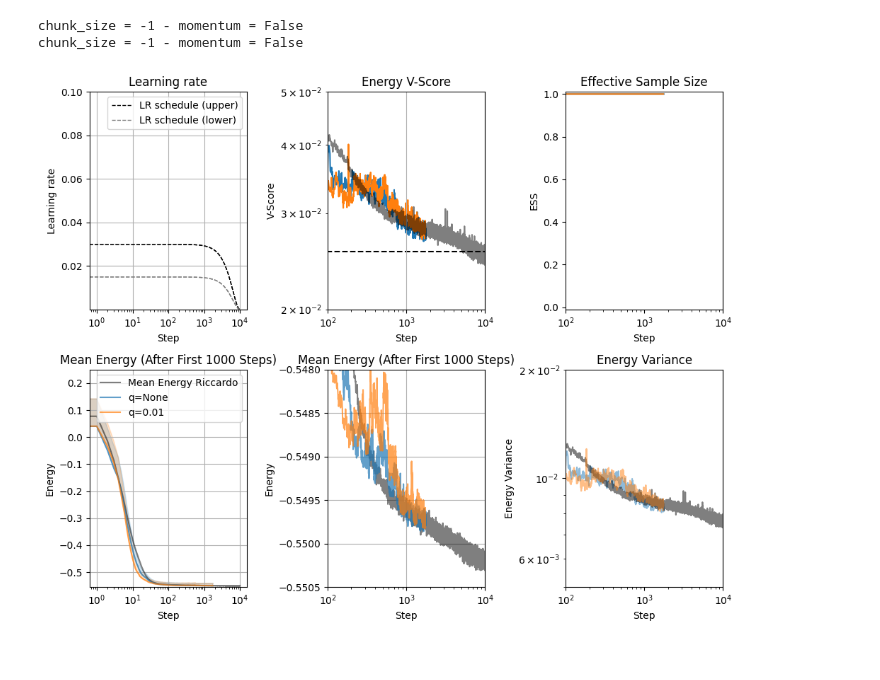
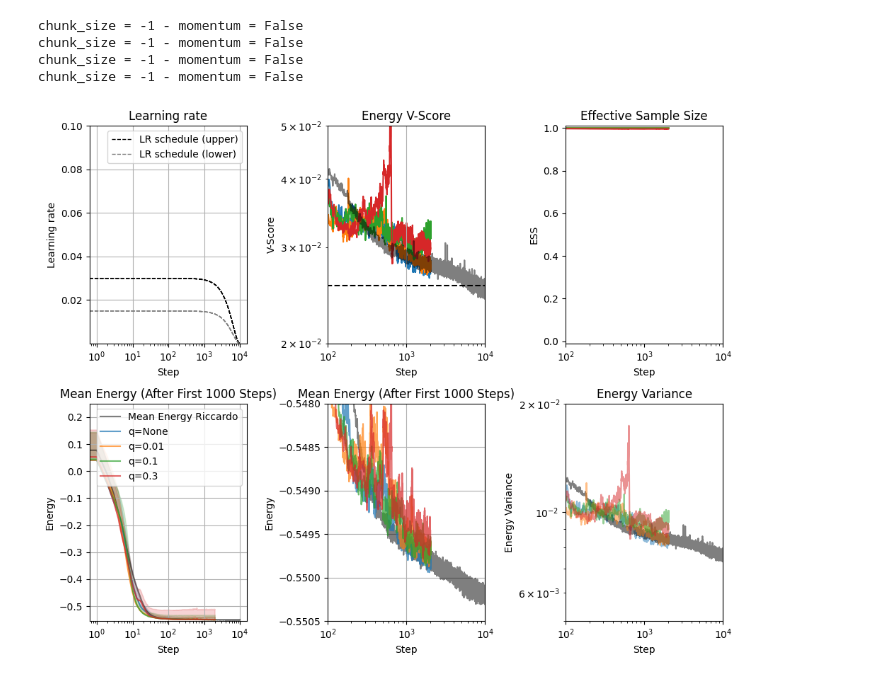
Before and after one commit to therooler/netket_jaxmg, a Jupyter notebook: plot_blur.ipynb, the cells around one changed output. Saved outputs shown, nothing was run; the diff lists cells and outputs as text; code cells hidden in the pictures.

Commit message:
plot_blur

```diff
--- a/plot_blur.ipynb
+++ b/plot_blur.ipynb
@@ -27,8 +27,7 @@ fig.set_size_inches(10, 8)
 # CSs = [-1, -1, 8192, 2048]
 num_layers = 2
 x_min = 100
-for i, q in enumerate([None, 0.01, ]):
-
+for i, q in enumerate([None, 0.01, 0.1, 0.3]):
     # Configuration dictionary
     ns = 2**14
     config = {
@@ -179,31 +178,33 @@ for i, q in enumerate([None, 0.01, ]):
     axs[0, 2].set_title("Effective Sample Size")
     axs[0, 2].set_ylim([-0.01, 1.01])
     axs[0, 2].set_xlim(x_min, 10000)
 
     axs[1, 2].plot(energies_w_variance, alpha=0.5)
     axs[1, 2].set_xlabel("Step")
     axs[1, 2].set_xscale("log")
     axs[1, 2].set_yscale("log")
     axs[1, 2].set_ylabel("Energy Variance")
     # axs[1, 2].set_ylim([-0.01, 1.01])
     axs[1, 2].set_title("Energy Variance")
     if i == 0:
         axs[1, 2].plot(
             energies_variance_riccardo,
             label="Variance Riccardo",
             color="black",
             alpha=0.5,
         )
     axs[1, 2].set_ylim(5e-3, 2e-2)
     axs[1, 2].set_xlim(x_min, 10000)
 
 fig_path = "./figures/" + logger.path + "/"
 plt.tight_layout()
 if not os.path.exists(fig_path):
     os.makedirs(fig_path)
 plt.savefig(fig_path + "run.pdf")
 plt.show()
 # %% [output]
 chunk_size = -1 - momentum = False
 chunk_size = -1 - momentum = False
+chunk_size = -1 - momentum = False
+chunk_size = -1 - momentum = False
-[figure, old version]
+[figure, new version]
```
Also changed, not shown: 1 other file.
